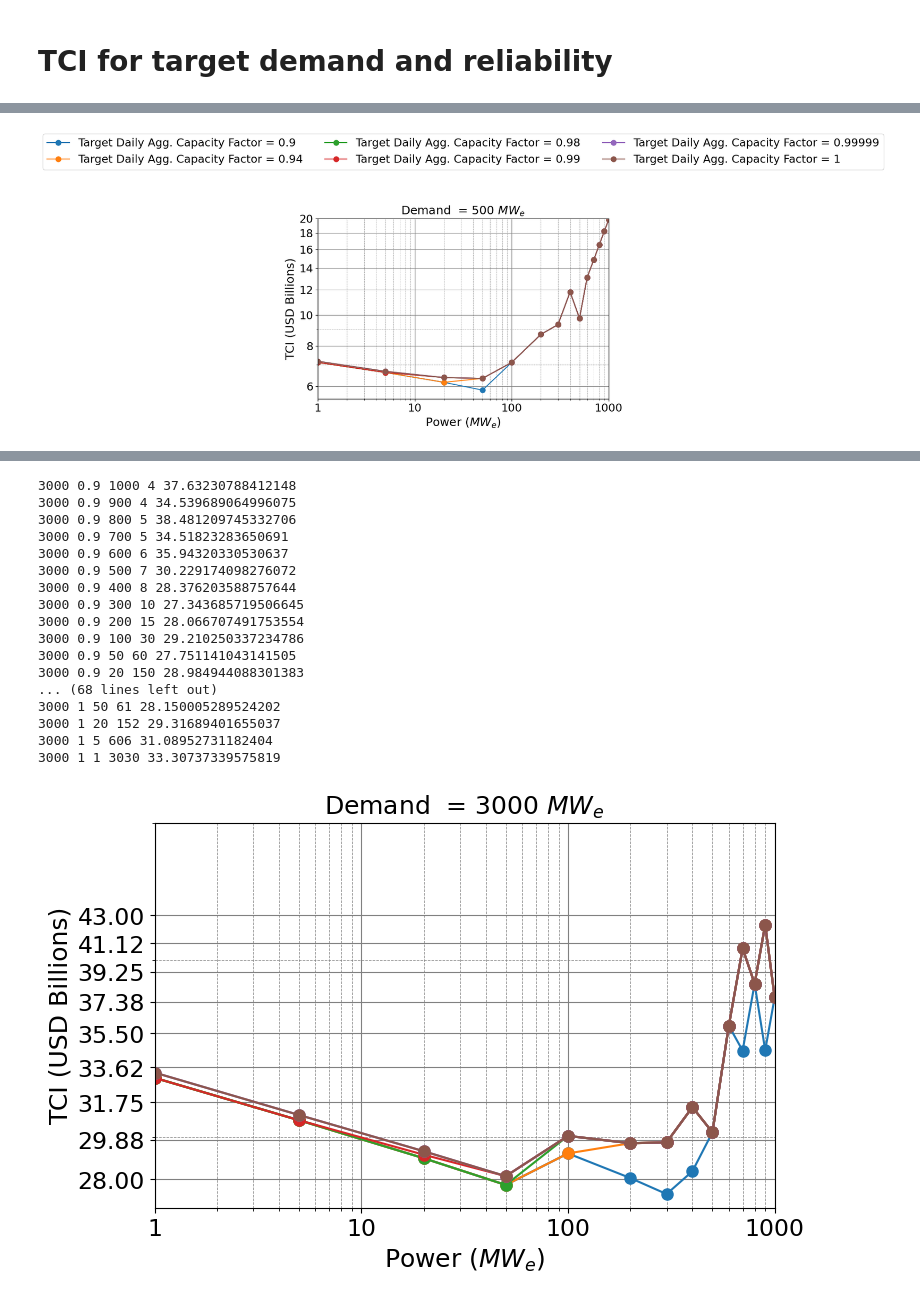
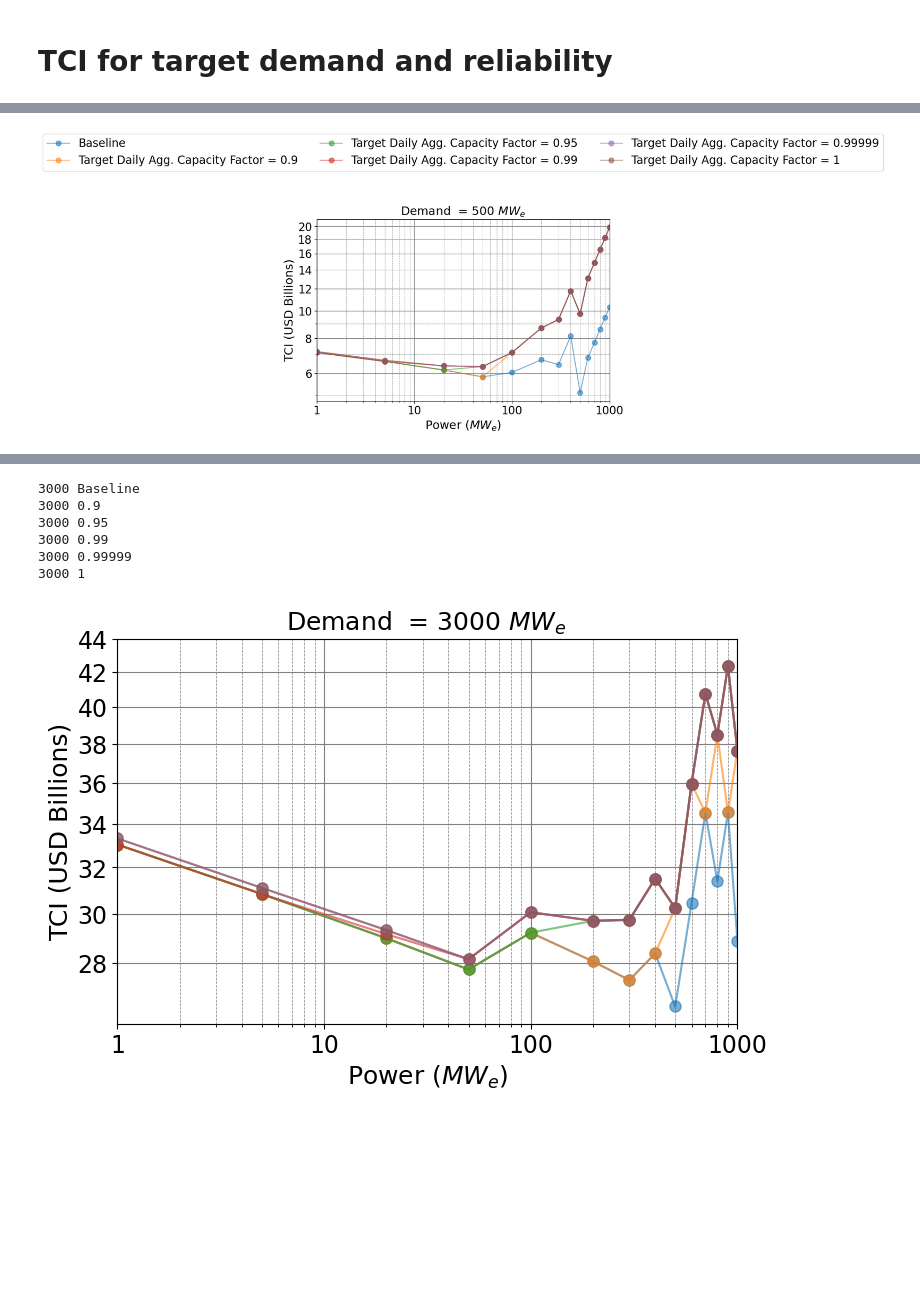
Before and after one commit to BotrosHanna-INL/nuc_DataCenters, a Jupyter notebook: LCOE.ipynb, the cells around one changed output, grey strips where cells are left out. Drawn from its saved outputs; the diff is of its cells as text; code cells hidden in the pictures; blank space fills up the shorter version.

```diff
--- a/LCOE.ipynb
+++ b/LCOE.ipynb
@@ -241,11 +244,19 @@ def level_cost_of_energy(levelization_period_years, interest_rate, P, num_reacto
 # %%
 import matplotlib as mpl
 
-power_list = [1000, 900 , 800, 700, 600, 500, 400, 300, 200, 100  ,50, 20, 5, 1]
-min_capacity_factor_criteria_list = [0.9, 0.94, 0.98, 0.99, 0.99999, 1]
+# delete the output file is exists
+filename = "TCI_for_demand_reliability.csv"
+try:
+    os.remove(filename)
+except OSError:
+    pass
+
+power_list = [1000, 900 , 800, 700, 600, 500, 400, 300, 200, 100  ,50,  20, 5, 1]
+min_capacity_factor_criteria_list = ['Baseline' ,0.9, 0.95,  0.99, 0.99999, 1]
 interest_rate = 0.06
 levelization_period_0 = int(365 * 30/7)
-overall_capacity_factor_criteria = 0.8 # has no effect
+overall_capacity_factor_criteria = 0 # has no effect
+
 
 
 for tot_demand in [500,  1000, 3000, 6000] :
@@ -253,20 +264,36 @@ for tot_demand in [500,  1000, 3000, 6000] :
     plt.title( f"Demand  = {tot_demand} $MW_e$ ",  fontsize=18)
     for min_capacity_factor_criteria in min_capacity_factor_criteria_list:
         tot_TCI_list = []
+
+        print(tot_demand, min_capacity_factor_criteria)
         for reactor_power in power_list:
 
             fuel_lifetime = operational_lifetime_estimate(reactor_power)
             refueling_period =  refueling_period_estimate(reactor_power)
 
+            if min_capacity_factor_criteria == "Baseline":
+               num_reactors_needed = int(np.ceil(num_reactors_needed_for_capacity_factor_weeks_apprioach(overall_capacity_factor_criteria,\
+                            0, fuel_lifetime, refueling_period, reactor_power ,\
+                                levelization_period_0, tot_demand)))
+            else:
 
-            num_reactors_needed = int(np.ceil(num_reactors_needed_for_capacity_factor_weeks_apprioach(overall_capacity_factor_criteria,\
+                num_reactors_needed = int(np.ceil(num_reactors_needed_for_capacity_factor_weeks_apprioach(overall_capacity_factor_criteria,\
                             min_capacity_factor_criteria, fuel_lifetime, refueling_period, reactor_power ,\
                                 levelization_period_0, tot_demand)))
 
             tot_TCI = (tot_TCI_multiple_reactors (reactor_power, interest_rate, num_reactors_needed)) / 1000000000
             tot_TCI_list.append(tot_TCI)
-            print(tot_demand, min_capacity_factor_criteria, reactor_power, num_reactors_needed,tot_TCI )
-        plt.plot(power_list , tot_TCI_list , '-o' , markersize = 8, label = f"Target Daily Agg. Capacity Factor = { min_capacity_factor_criteria}")
+
+        # save it into a list
+        df1 = pd.DataFrame(tot_TCI_list)
+        df1.to_csv(filename , mode='a',index = False)
+
+        if min_capacity_factor_criteria == "Baseline" :
+            plt.plot(power_list , tot_TCI_list , '-o' , markersize = 8,  alpha=0.6 ,label = "Baseline")
+        else:
+            plt.plot(power_list , tot_TCI_list , '-o' , markersize = 8,  alpha=0.6 ,label = f"Target Daily Agg. Capacity Factor = { min_capacity_factor_criteria}")
+
+
         plt.yscale('log')
         plt.xscale('log')
     if tot_demand == 500:
@@ -288,7 +315,7 @@ for tot_demand in [500,  1000, 3000, 6000] :
     plt.gca().xaxis.set_major_formatter(mpl.ticker.ScalarFormatter())
     plt.gca().xaxis.set_minor_formatter(mpl.ticker.ScalarFormatter())
 
-    ticks_list = np.linspace(np.floor( min(tot_TCI_list)) , np.ceil(max(tot_TCI_list)),  int(np.ceil((np.ceil(max(tot_TCI_list)) -np.floor( min(tot_TCI_list)))/2)) +1)
+    ticks_list = np.linspace( 2*np.floor((min(tot_TCI_list))/2)    , 2*np.ceil((max(tot_TCI_list))/2), int(1    +    np.ceil((max(tot_TCI_list))/2)   -    np.floor((min(tot_TCI_list))/2)   )  )
     plt.yticks( ticks_list)
 
     plt.gca().yaxis.set_minor_formatter(mpl.ticker.NullFormatter())
@@ -300,7 +327,7 @@ for tot_demand in [500,  1000, 3000, 6000] :
 
     plt.xlabel('Power ($MW_e$)', fontsize=18)
     plt.ylabel('TCI (USD Billions)', fontsize=18)
-    plt.ylim(0,  10*np.ceil(max(tot_TCI_list)/10)          )
+    # plt.ylim(0,  10*np.ceil(max(tot_TCI_list)/10)          )
     plt.xlim( 1, 1000)
 
     plt.yticks(fontsize=17)
@@ -328 +344 @@ for tot_demand in [500,  1000, 3000, 6000] :
-[figure, old version]
+[figure, new version]
@@ -347,18 +352,7 @@ for tot_demand in [500,  1000, 3000, 6000] :
-3000 0.9 1000 4 37.63230788412148
-3000 0.9 900 4 34.539689064996075
-3000 0.9 800 5 38.481209745332706
-3000 0.9 700 5 34.51823283650691
-3000 0.9 600 6 35.94320330530637
-3000 0.9 500 7 30.229174098276072
-3000 0.9 400 8 28.376203588757644
-3000 0.9 300 10 27.343685719506645
-3000 0.9 200 15 28.066707491753554
-3000 0.9 100 30 29.210250337234786
-3000 0.9 50 60 27.751141043141505
-3000 0.9 20 150 28.984944088301383
-... (68 lines left out)
-3000 1 50 61 28.150005289524202
-3000 1 20 152 29.31689401655037
-3000 1 5 606 31.08952731182404
-3000 1 1 3030 33.30737339575819
+3000 Baseline
+3000 0.9
+3000 0.95
+3000 0.99
+3000 0.99999
+3000 1
-[figure, old version]
+[figure, new version]
```
Also changed, not shown: parts of 2 cells of this notebook, 5 other files.
